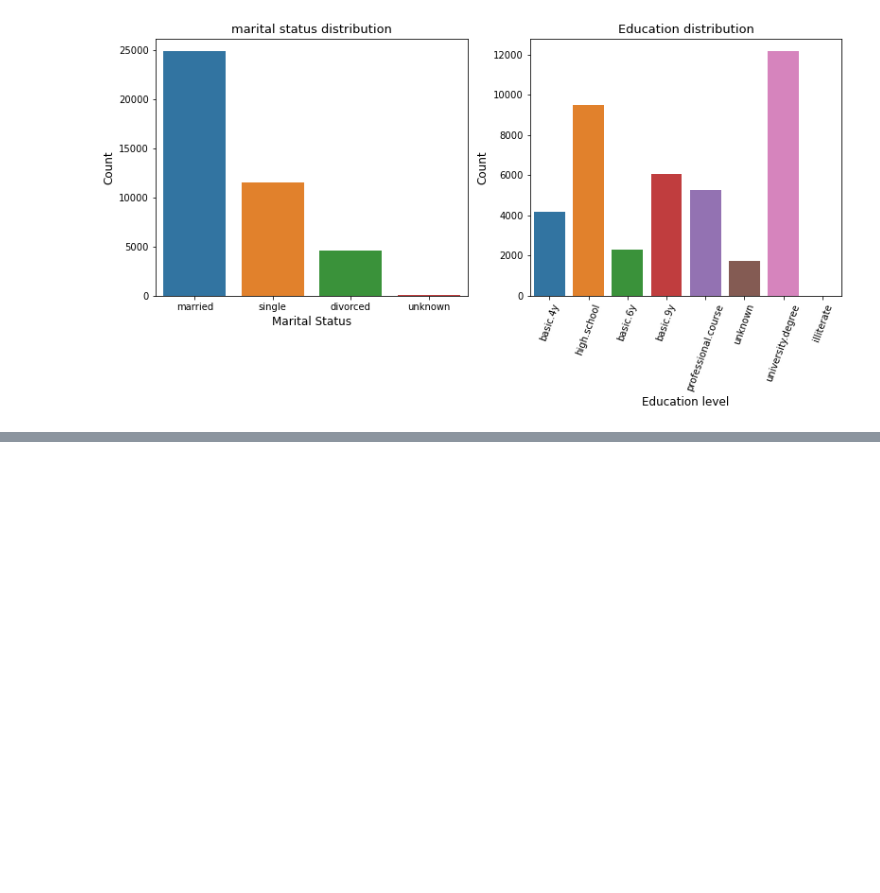
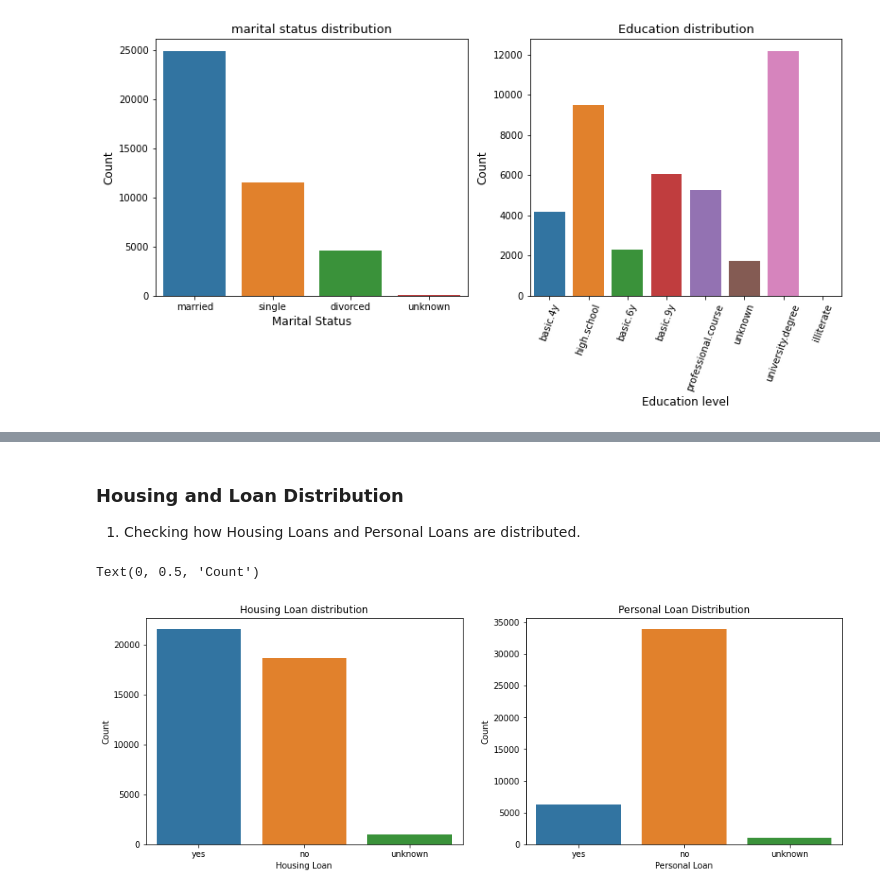
Before and after one commit to kaushik-holla/Bank-Marketing, a Jupyter notebook: Bank Marketing Analysis and Modeling.ipynb, the cells around one changed output, grey strips where cells are left out. Cells and saved outputs as stored; diff of their text form; code cells hidden in the pictures; blank space fills up the shorter version.

```diff
--- a/Bank Marketing Analysis and Modeling.ipynb
+++ b/Bank Marketing Analysis and Modeling.ipynb
@@ -152,0 +165,18 @@ ax2.set_xticklabels(ax2.get_xticklabels(), rotation = 70)
+# %% [markdown]
+### Housing and Loan Distribution
+
+1. Checking how Housing Loans and Personal Loans are distributed.
+# %%
+fig, (ax1, ax2) = plt.subplots(nrows = 1, ncols = 2, figsize = (15, 5))
+sns.countplot(x = "housing", data = df, ax = ax1, order = ['yes', 'no', 'unknown'])
+ax1.set_title("Housing Loan distribution")
+ax1.set_xlabel("Housing Loan")
+ax1.set_ylabel("Count")
+
+sns.countplot(x = "loan", data = df, ax = ax2, order = ['yes', 'no', 'unknown'])
+ax2.set_title("Personal Loan Distribution")
+ax2.set_xlabel("Personal Loan")
+ax2.set_ylabel("Count")
+# %% [output]
+Text(0, 0.5, 'Count')
+[figure, added]
```
Also changed, not shown: parts of 11 cells of this notebook.
